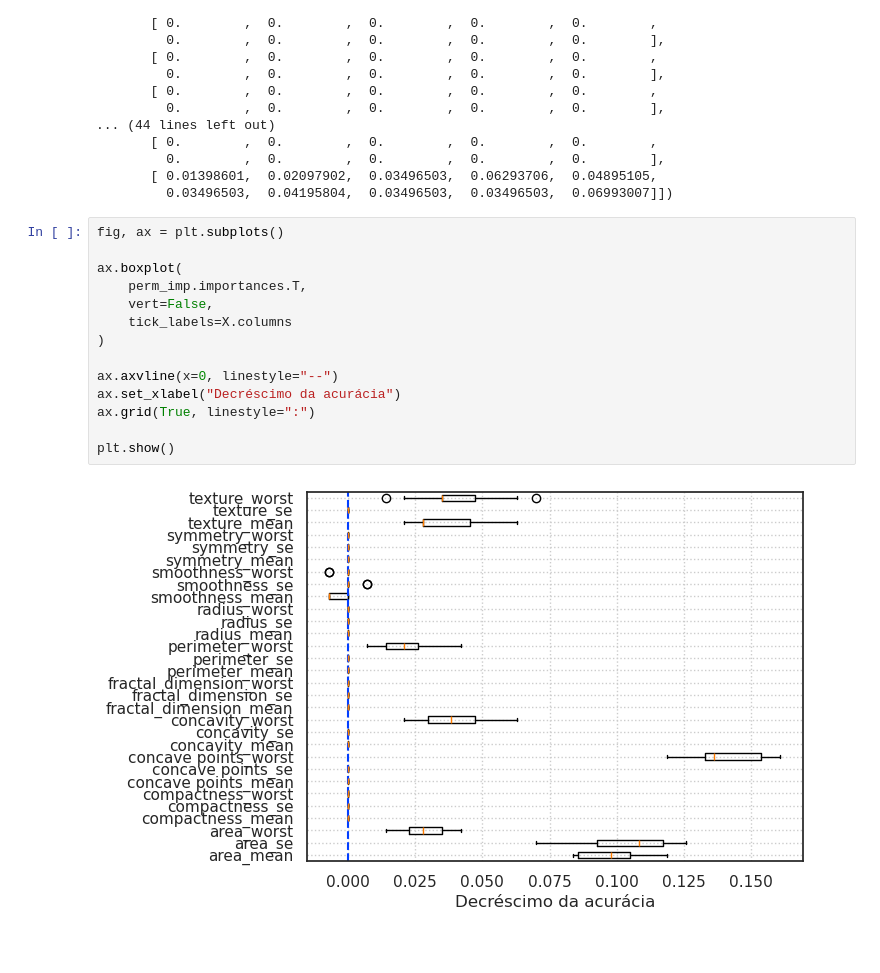
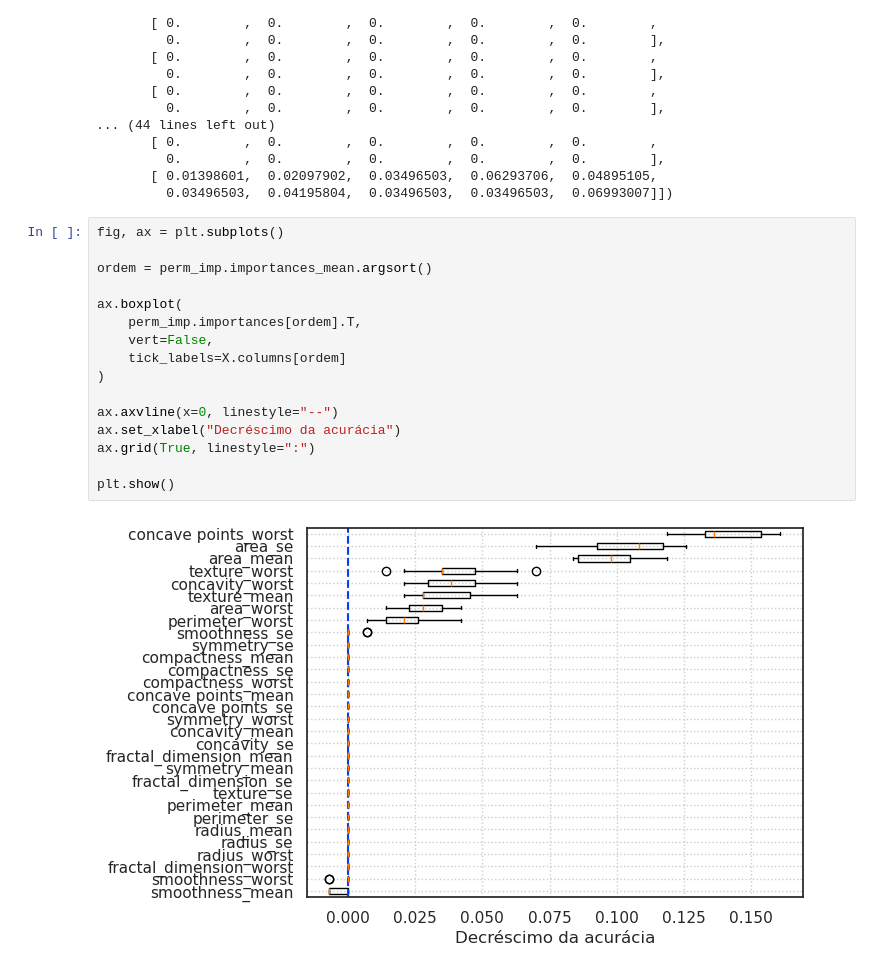
Before and after one commit to HilarioMarques/ArvoreDecisao_Classificacao_CancerMama, a Jupyter notebook: notebooks/Metricas.ipynb, the cells around one changed output. Cells and saved outputs as stored; diff of their text form.

```diff
--- a/notebooks/Metricas.ipynb
+++ b/notebooks/Metricas.ipynb
@@ -618,16 +618,18 @@ array([[ 0.11188811,  0.1048951 ,  0.11888112,  0.1048951 ,  0.08391608,
 # %%
 fig, ax = plt.subplots()
 
+ordem = perm_imp.importances_mean.argsort()
+
 ax.boxplot(
-    perm_imp.importances.T,
+    perm_imp.importances[ordem].T,
     vert=False,
-    tick_labels=X.columns
+    tick_labels=X.columns[ordem]
 )
 
 ax.axvline(x=0, linestyle="--")
 ax.set_xlabel("Decréscimo da acurácia")
 ax.grid(True, linestyle=":")
 
 plt.show()
 # %% [output]
-[figure, old version]
+[figure, new version]
```
